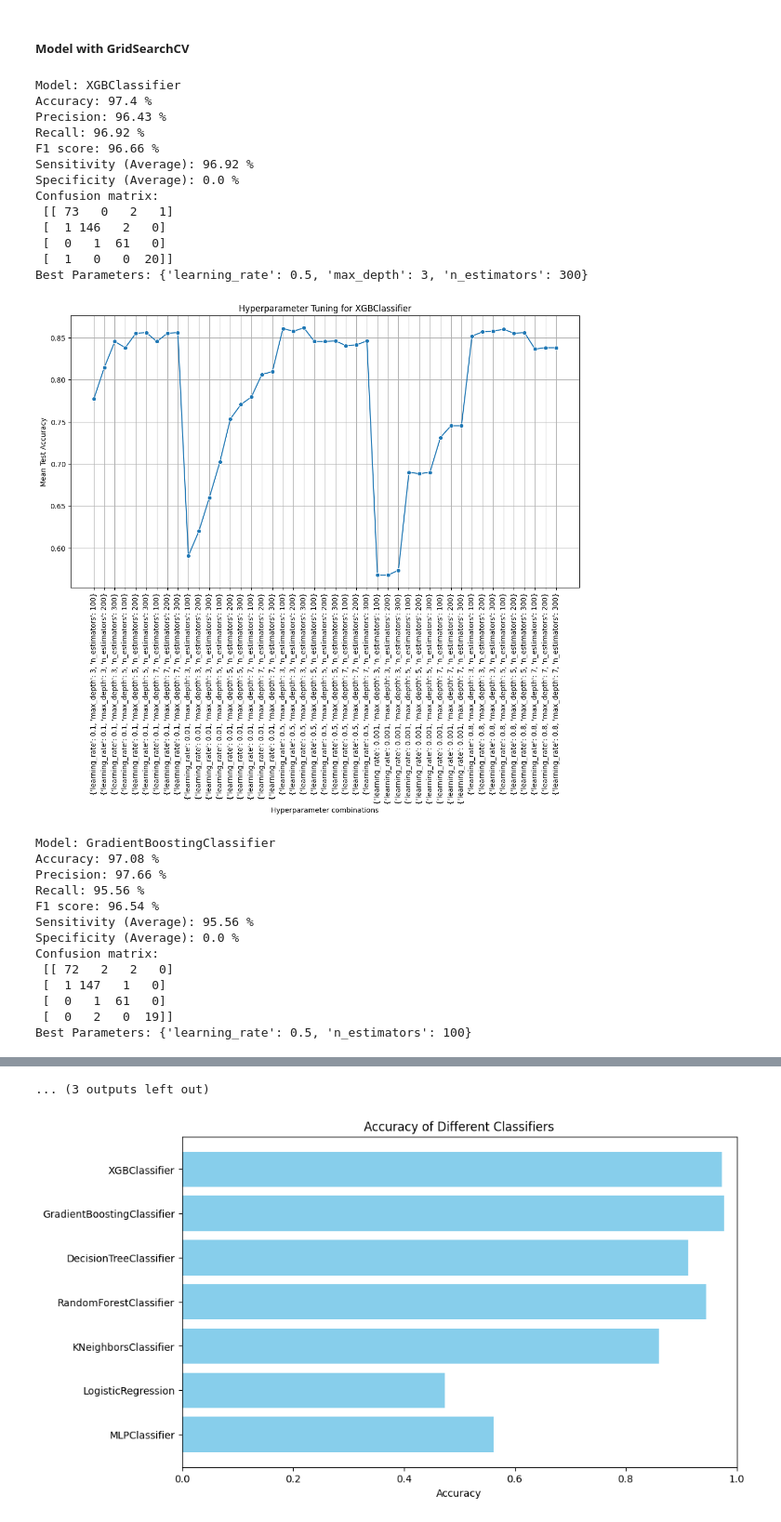
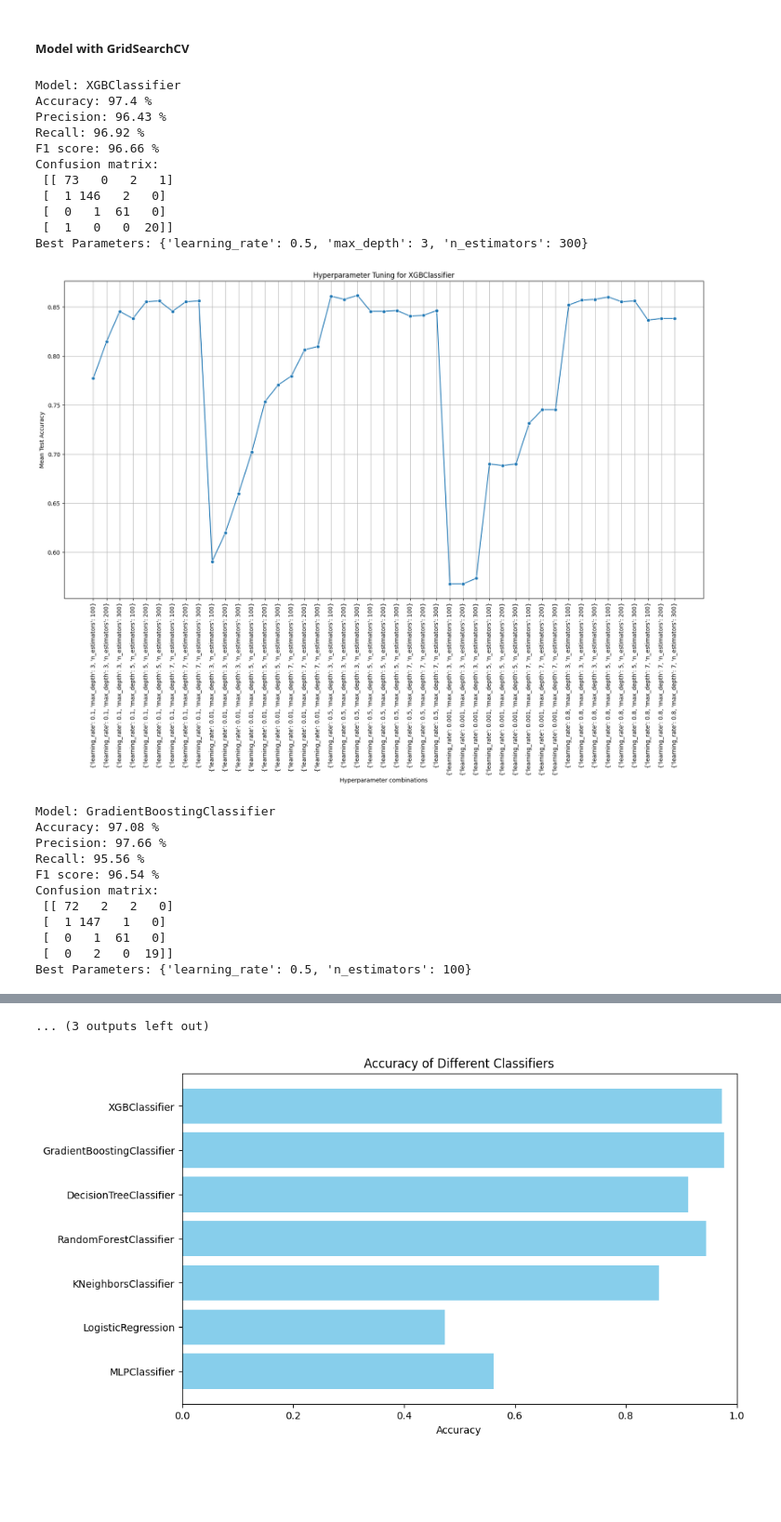
Before and after one commit to Aboodtt404/Loan-Completion-ML, a Jupyter notebook: loan_completion_ml.ipynb, the cells around one changed output, grey strips where cells are left out. Shown at 93% size. Cells and saved outputs as stored; diff of their text form; code cells hidden in the pictures; blank space fills up the shorter version.

```diff
--- a/loan_completion_ml.ipynb
+++ b/loan_completion_ml.ipynb
@@ -351,0 +311,13 @@ plt.show()
+# %%
+X = main_df.drop("completion_status", axis=1)
+y = main_df["completion_status"]
+
+model = LogisticRegression()
+
+rfe = RFE(model, n_features_to_select=15)
+rfe.fit(X, y)
+
+columns_to_keep = X.columns[rfe.support_]
+
+print("Selected Features:")
+print(columns_to_keep)
@@ -431,6 +470,9 @@ dtype: int64
 # %%
 X_nc = main_df.drop("completion_status", axis=1).copy()
 y_nc = main_df["completion_status"].copy()
+
+# scaler = MinMaxScaler()
+# X_nc = scaler.fit_transform(X_nc)
 
 scaler = StandardScaler()
 X_nc = scaler.fit_transform(X_nc)
@@ -458,16 +500,11 @@ for model in models:
     f1 = f1_score(y_test, y_pred, average='macro')
     conf_matrix = confusion_matrix(y_test, y_pred)
 
-    sensitivity = recall
-    specificity = (np.sum(np.diag(conf_matrix)) - np.sum(conf_matrix * np.eye(len(conf_matrix)))) / (np.sum(conf_matrix) - np.sum(np.diag(conf_matrix)))
-
     print(f"Model: {model.__class__.__name__}")
     print("Accuracy: ", round(acc * 100, 2), '%')
     print("Precision: ", round(precision * 100, 2), '%')
     print("Recall: ", round(recall * 100, 2), '%')
     print("F1 Score: ", round(f1 * 100, 2), '%')
-    print("Sensitivity (Average): ", round(sensitivity * 100, 2), '%')
-    print("Specificity (Average): ", round(specificity * 100, 2), '%')
     print("Confusion Matrix:\n", conf_matrix)
     print("\n")
 # %% [output]
@@ -524,7 +554,7 @@ models = [
    #{"model": SVC(), "params": {'kernel': ['linear', 'poly', 'rbf', 'sigmoid'], 'C': [0.1, 1, 10], 'gamma': ['scale', 'auto']}},
     {"model": RandomForestClassifier(), "params": {"n_estimators": [100, 200, 300], "max_depth": [None, 5, 10], "min_samples_split": [2, 5]}},
     {"model": KNeighborsClassifier(), "params": {'n_neighbors': [3, 5, 7], 'weights': ['uniform', 'distance'], 'algorithm': ['auto', 'ball_tree', 'kd_tree', 'brute']}},
-    {"model": LogisticRegression(), "params": {'penalty': ['l1', 'l2'], 'C': [0.1, 1, 10]}},
+    {"model": LogisticRegression(), "params": {'penalty': ['l2'], 'C': [0.1, 1, 10], 'solver': ['newton-cg', 'lbfgs', 'sag', 'saga'], 'class_weight': [None, 'balanced'], 'multi_class': ['ovr', 'multinomial']}}
     {"model": MLPClassifier(), "params": {'hidden_layer_sizes': [(100,), (50, 50), (100, 50, 100)], 'activation': ['logistic', 'tanh', 'relu'], 'solver': ['adam', 'sgd'], 'alpha': [0.0001, 0.001, 0.01]}}
 ]
 
@@ -553,58 +583,50 @@ for model_info in models:
     f1 = f1_score(y_test, y_pred, average='macro')
     conf_matrix = confusion_matrix(y_test, y_pred)
 
-    sensitivity = recall
-    specificity = (np.sum(np.diag(conf_matrix)) - np.sum(conf_matrix * np.eye(len(conf_matrix)))) / (np.sum(conf_matrix) - np.sum(np.diag(conf_matrix)))
 
     print(f"Model: {best_model.__class__.__name__}")
     print("Accuracy:", round(acc * 100, 2), '%')
     print("Precision:", round(precision * 100, 2), '%')
     print("Recall:", round(recall * 100, 2), '%')
     print("F1 score:", round(f1 * 100, 2), '%')
-    print("Sensitivity (Average):", round(sensitivity * 100, 2), '%')
-    print("Specificity (Average):", round(specificity * 100, 2), '%')
     print("Confusion matrix:\n", conf_matrix)
     print("Best Parameters:", grid_search.best_params_)
     print()
 
     results = grid_search.cv_results_
     mean_test_score = results['mean_test_score']
     params = results['params']
 
-    plt.figure(figsize=(13, 7))
+    plt.figure(figsize=(20, 10))
     sns.lineplot(x=range(len(params)), y=mean_test_score, marker='o')
     plt.xticks(range(len(params)), [str(param) for param in params], rotation=90)
     plt.xlabel('Hyperparameter combinations')
     plt.ylabel('Mean Test Accuracy')
     plt.title(f'Hyperparameter Tuning for {model_name}')
     plt.grid(True)
     plt.show()
 
     if not os.path.exists("Models"):
         os.makedirs("Models")
     joblib.dump(best_model, os.path.join("Models", f"{best_model.__class__.__name__}_model.joblib"))
 # %% [output]
 Model: XGBClassifier
 Accuracy: 97.4 %
 Precision: 96.43 %
 Recall: 96.92 %
 F1 score: 96.66 %
-Sensitivity (Average): 96.92 %
-Specificity (Average): 0.0 %
 Confusion matrix:
  [[ 73   0   2   1]
  [  1 146   2   0]
  [  0   1  61   0]
  [  1   0   0  20]]
 Best Parameters: {'learning_rate': 0.5, 'max_depth': 3, 'n_estimators': 300}
-[figure, old version]
+[figure, new version]
 Model: GradientBoostingClassifier
 Accuracy: 97.08 %
 Precision: 97.66 %
 Recall: 95.56 %
 F1 score: 96.54 %
-Sensitivity (Average): 95.56 %
-Specificity (Average): 0.0 %
 Confusion matrix:
  [[ 72   2   2   0]
  [  1 147   1   0]
```
Also changed, not shown: parts of 28 cells of this notebook, 4 other files.
